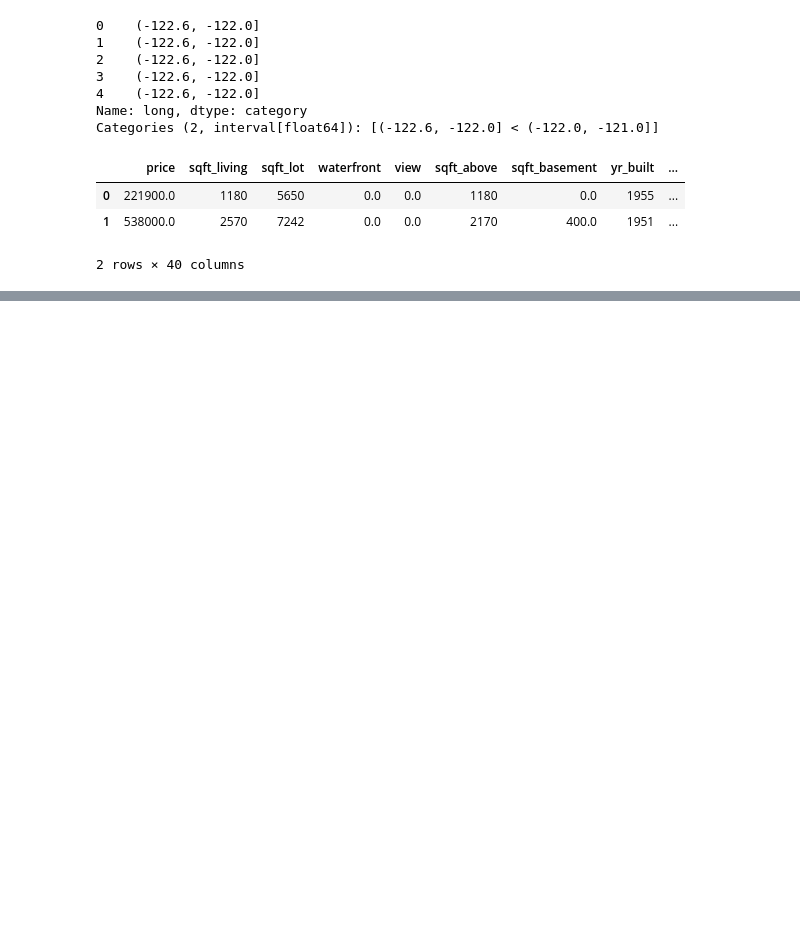
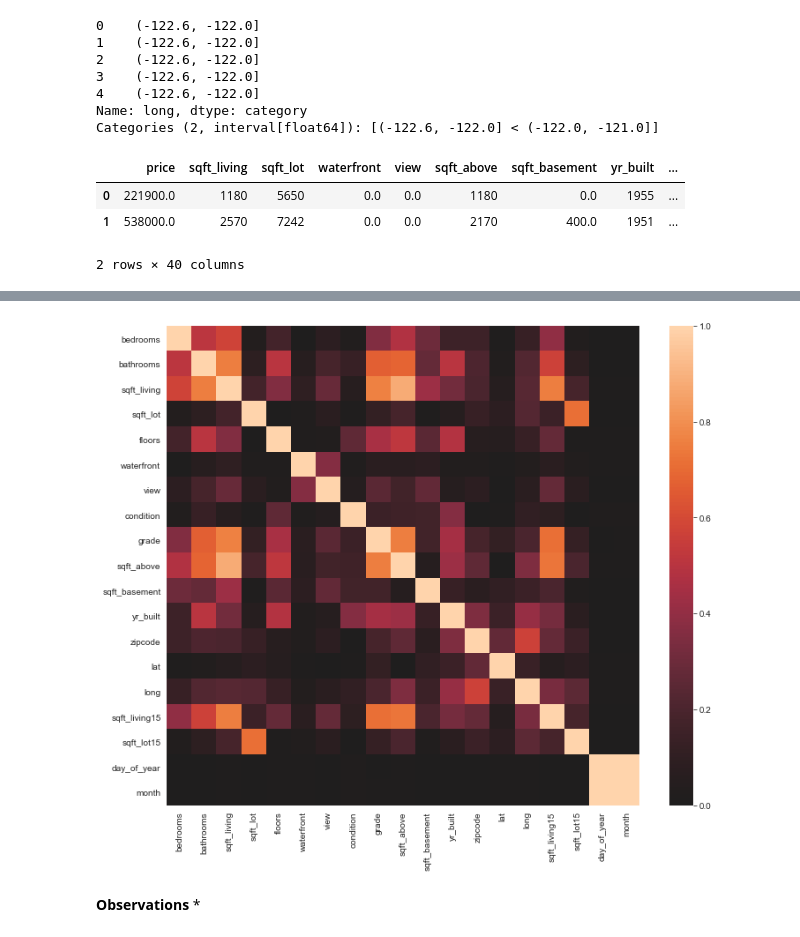
Before and after one commit to rab175/dsc-v2-mod1-final-project-online-ds-pt-071519, a Jupyter notebook: student.ipynb, the cells around one changed output, grey strips where cells are left out. Cells and saved outputs as stored; diff of their text form; code cells hidden in the pictures; blank space fills up the shorter version.

```diff
--- a/student.ipynb
+++ b/student.ipynb
@@ -1203,0 +1278,8 @@ sns.heatmap(hm.corr(), center=.0);
+# %%
+plt.figure(figsize=(12,10))
+sns.heatmap(abs(df2.iloc[:,1:].corr()), center=.0);
+# %% [output]
+[figure, added]
+# %% [markdown]
+**Observations**
+*
```
Also changed, not shown: parts of 43 cells of this notebook.
